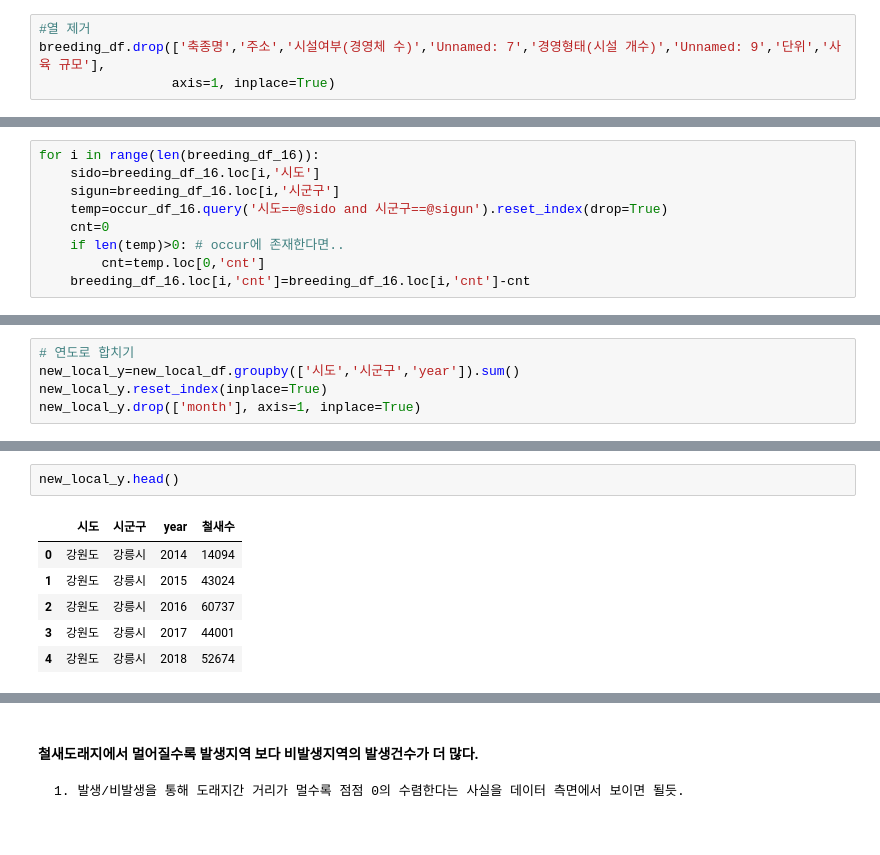
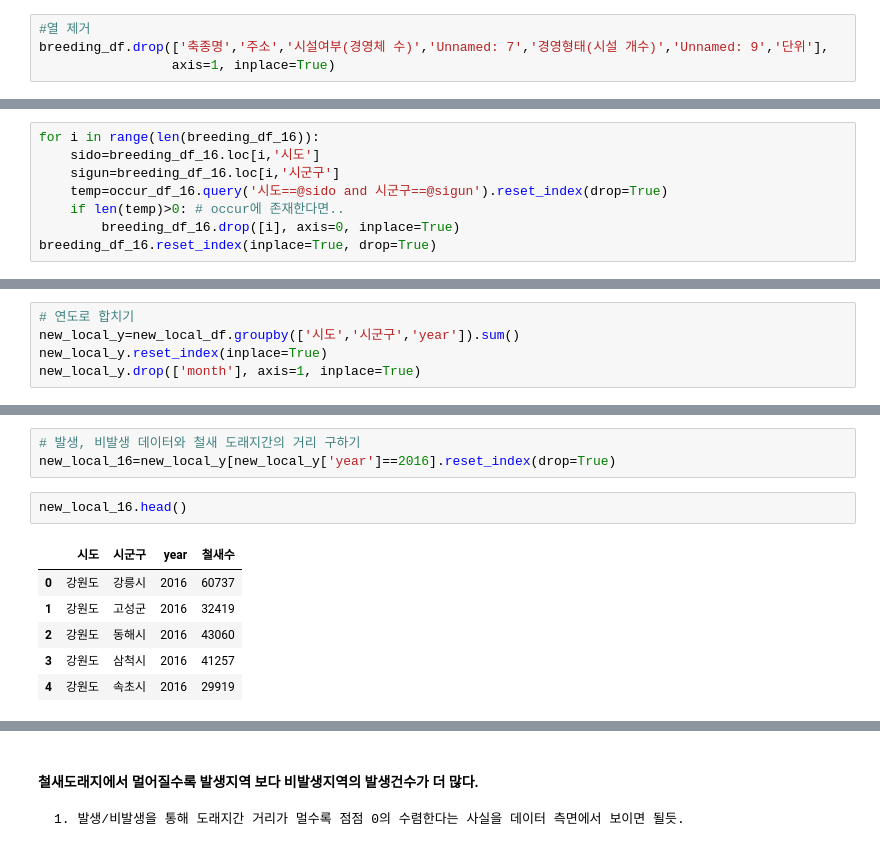
Before and after one commit to jiwoo-coding/aiai, a Jupyter notebook: local_distance_verification.ipynb, the cells around one changed output, grey strips where cells are left out. Saved outputs shown, nothing was run; the diff lists cells and outputs as text.

Commit message:
local_verification v1.1

```diff
--- a/local_distance_verification.ipynb
+++ b/local_distance_verification.ipynb
@@ -128,7 +129,7 @@ breeding_df.head()
 breeding_df=breeding_df.dropna()
 # %%
 #열 제거
-breeding_df.drop(['축종명','주소','시설여부(경영체 수)','Unnamed: 7','경영형태(시설 개수)','Unnamed: 9','단위','사육 규모'],
+breeding_df.drop(['축종명','주소','시설여부(경영체 수)','Unnamed: 7','경영형태(시설 개수)','Unnamed: 9','단위'],
                  axis=1, inplace=True)
 # %%
 breeding_df.head()
@@ -187,7 +189,6 @@ for i in range(len(breeding_df_16)):
     sido=breeding_df_16.loc[i,'시도']
     sigun=breeding_df_16.loc[i,'시군구']
     temp=occur_df_16.query('시도==@sido and 시군구==@sigun').reset_index(drop=True)
-    cnt=0
     if len(temp)>0: # occur에 존재한다면..
-        cnt=temp.loc[0,'cnt']
-    breeding_df_16.loc[i,'cnt']=breeding_df_16.loc[i,'cnt']-cnt
+        breeding_df_16.drop([i], axis=0, inplace=True)
+breeding_df_16.reset_index(inplace=True, drop=True)
@@ -320,9 +327,12 @@ new_local_y.drop(['month'], axis=1, inplace=True)
+# %%
+# 발생, 비발생 데이터와 철새 도래지간의 거리 구하기
+new_local_16=new_local_y[new_local_y['year']==2016].reset_index(drop=True)
 # %%
-new_local_y.head()
+new_local_16.head()
 # %% [output]
 |  | 시도 | 시군구 | year | 철새수 |
-| 0 | 강원도 | 강릉시 | 2014 | 14094 |
-| 1 | 강원도 | 강릉시 | 2015 | 43024 |
-| 2 | 강원도 | 강릉시 | 2016 | 60737 |
-| 3 | 강원도 | 강릉시 | 2017 | 44001 |
-| 4 | 강원도 | 강릉시 | 2018 | 52674 |
+| 0 | 강원도 | 강릉시 | 2016 | 60737 |
+| 1 | 강원도 | 고성군 | 2016 | 32419 |
+| 2 | 강원도 | 동해시 | 2016 | 43060 |
+| 3 | 강원도 | 삼척시 | 2016 | 41257 |
+| 4 | 강원도 | 속초시 | 2016 | 29919 |
```
Also changed, not shown: parts of 26 cells of this notebook, 2 other files.
